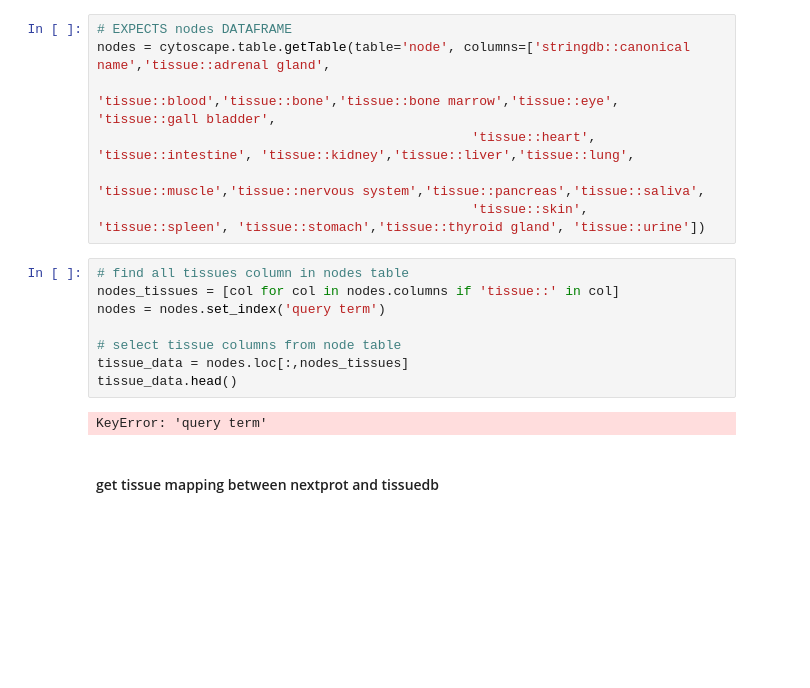
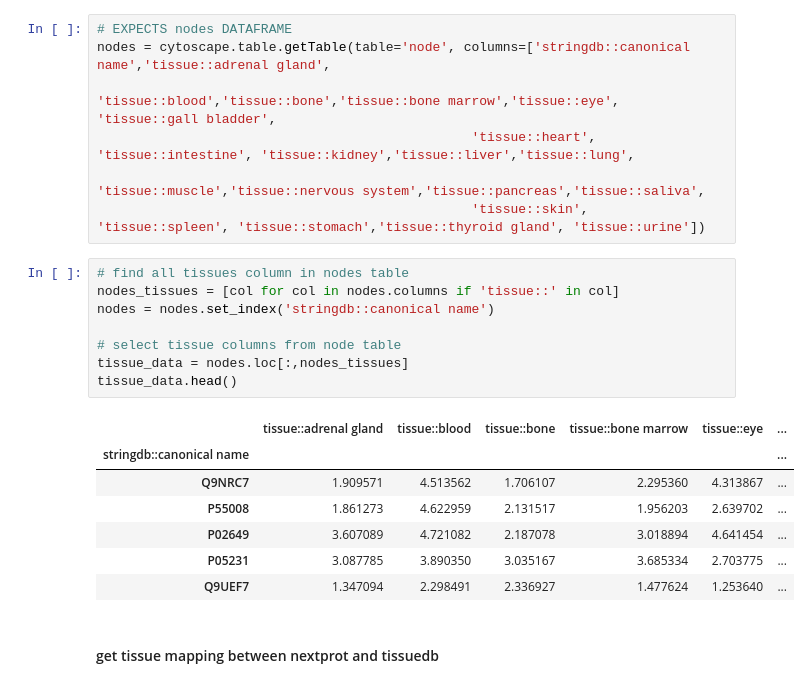
Before and after one commit to scaramonche/EuBIC2020_Cytoscape, a Jupyter notebook: cytoscape_tissues_nextprot.ipynb, the cells around one changed output. Saved outputs shown, nothing was run; the diff lists cells and outputs as text; blank space fills up the shorter version.

```diff
--- a/cytoscape_tissues_nextprot.ipynb
+++ b/cytoscape_tissues_nextprot.ipynb
@@ -263,13 +261,19 @@ nodes = cytoscape.table.getTable(table='node', columns=['stringdb::canonical nam
 # %%
 # find all tissues column in nodes table
 nodes_tissues = [col for col in nodes.columns if 'tissue::' in col]
-nodes = nodes.set_index('query term')
+nodes = nodes.set_index('stringdb::canonical name')
 
 # select tissue columns from node table
 tissue_data = nodes.loc[:,nodes_tissues]
 tissue_data.head()
 # %% [output]
-KeyError: 'query term'
+|  | tissue::adrenal gland | tissue::blood | tissue::bone | tissue::bone marrow | tissue::eye | ... |
+| stringdb::canonical name |  |  |  |  |  | ... |
+| Q9NRC7 | 1.909571 | 4.513562 | 1.706107 | 2.295360 | 4.313867 | ... |
+| P55008 | 1.861273 | 4.622959 | 2.131517 | 1.956203 | 2.639702 | ... |
+| P02649 | 3.607089 | 4.721082 | 2.187078 | 3.018894 | 4.641454 | ... |
+| P05231 | 3.087785 | 3.890350 | 3.035167 | 3.685334 | 2.703775 | ... |
+| Q9UEF7 | 1.347094 | 2.298491 | 2.336927 | 1.477624 | 1.253640 | ... |
 # %% [markdown]
 #### get tissue mapping between nextprot and tissuedb
 # %%
```
Also changed, not shown: parts of 9 cells of this notebook.
